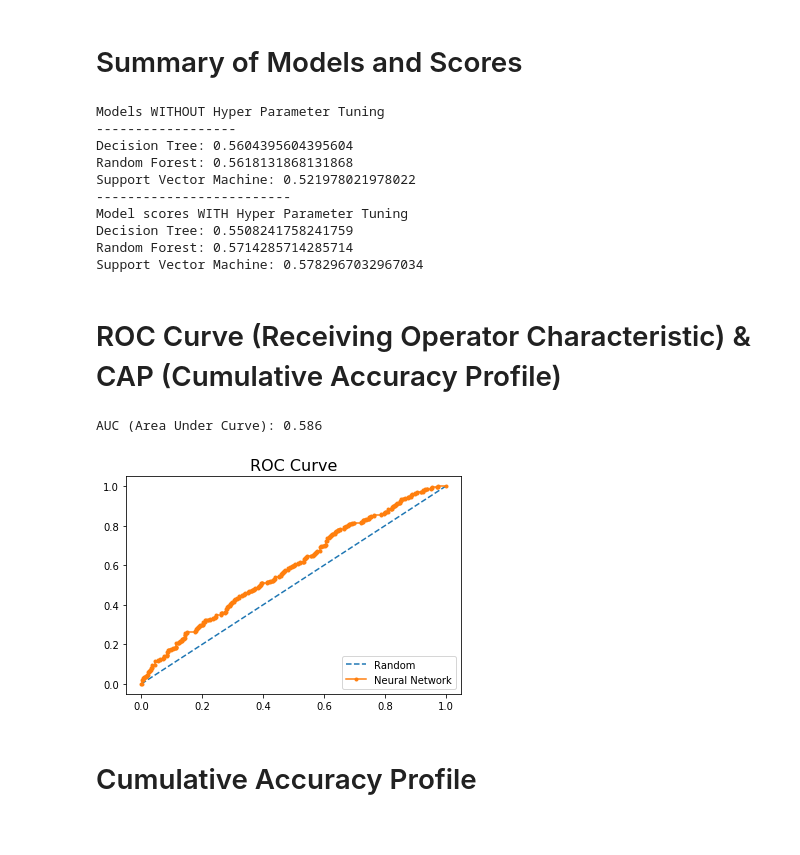
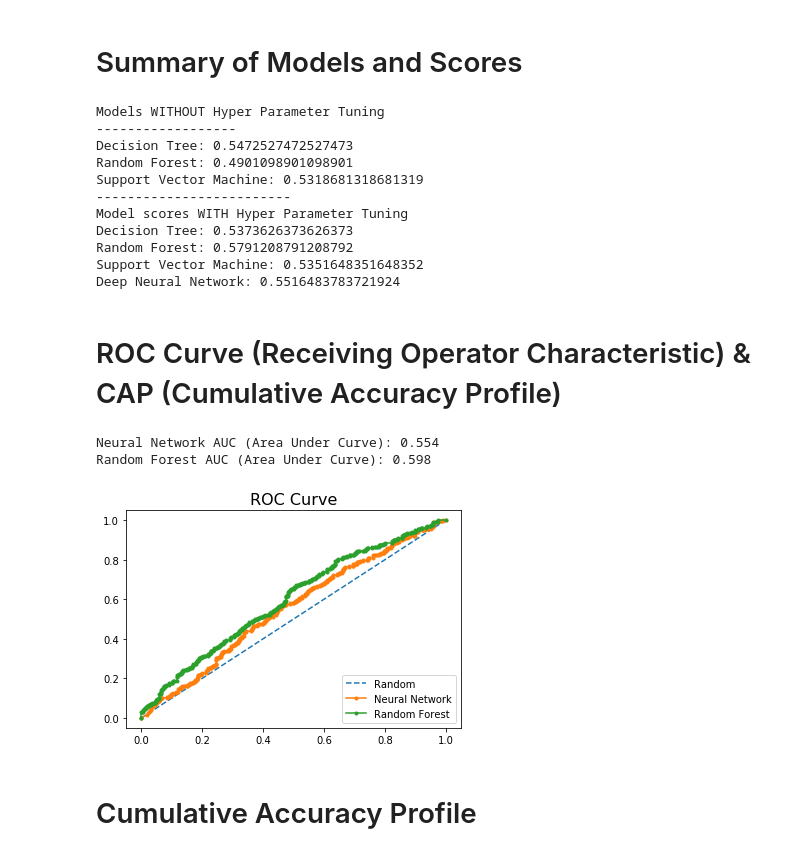
Before and after one commit to styrofomeBoots/project_3, a Jupyter notebook: bryan_workbook.ipynb, the cells around one changed output. Saved outputs shown, nothing was run; the diff lists cells and outputs as text; code cells hidden in the pictures.

```diff
--- a/bryan_workbook.ipynb
+++ b/bryan_workbook.ipynb
@@ -94,8 +96,10 @@ modelDf["successful"].value_counts()
 Name: successful, dtype: int64
 # %%
 # Assign X (data) and y (target)
-X = modelDf[["duration","release_month","rating_numeric","director_score","production_companies_count","total_actor_starpower",
-             "tot_wins","tot_noms","holiday_month"]]
+X = modelDf[["duration","rel_mon_01","rel_mon_02", "rel_mon_03", "rel_mon_04", "rel_mon_05", "rel_mon_06",
+             "rel_mon_07", "rel_mon_08", "rel_mon_09", "rel_mon_10", "rel_mon_11", "rel_mon_12","rating_numeric",
+             "director_score","production_companies_count","total_actor_starpower","tot_wins","tot_noms",
+             "holiday_month"]]
 y = modelDf["successful"].values.reshape(-1, 1)
 print(X.shape, y.shape)
 # %% [output]
@@ -149,13 +153,13 @@ testing_score: 0.5563186813186813
 modelNN = Sequential()
 # %%
 # Add the first layer where the input dimensions are features used in the model
-modelNN.add(Dense(units=21, activation='relu', input_dim=7))
+modelNN.add(Dense(units=60, activation='relu', input_dim=20))
 # %%
 # Add the hidden layer
-modelNN.add(Dense(units=21, activation='relu'))
+modelNN.add(Dense(units=60, activation='relu'))
 
 # another layer
-modelNN.add(Dense(units=21, activation='relu'))
+modelNN.add(Dense(units=60, activation='relu'))
 # %%
 # Add output layer, 2 units for "classes" of output, i.e. Yes or No
 modelNN.add(Dense(units=2, activation='softmax'))
@@ -284,7 +288,7 @@ rf1 = RandomForestClassifier()
 # %%
 #Hyper Parameters Set for decision tree
 params = {'criterion':['gini','entropy'],
-          'n_estimators':[50,100,200,500,1000],
+          'n_estimators':[50,100,500,1000],
           'min_samples_leaf':[1,2,3],
           'min_samples_split':[3,4,5,6,7],
           'random_state':[123],
@@ -488,46 +499,56 @@ print(f"Model scores WITH Hyper Parameter Tuning")
 print(f"Decision Tree: {metrics.accuracy_score(predictionDT1,y_test)}")
 print(f"Random Forest: {metrics.accuracy_score(predictionRf1,y_test)}")
 print(f"Support Vector Machine: {metrics.accuracy_score(prediction,y_test)}")
+print(f"Deep Neural Network: {model_accuracy}")
 # %% [output]
 Models WITHOUT Hyper Parameter Tuning
 ------------------
-Decision Tree: 0.5604395604395604
-Random Forest: 0.5618131868131868
-Support Vector Machine: 0.521978021978022
+Decision Tree: 0.5472527472527473
+Random Forest: 0.4901098901098901
+Support Vector Machine: 0.5318681318681319
 -------------------------
 Model scores WITH Hyper Parameter Tuning
-Decision Tree: 0.5508241758241759
-Random Forest: 0.5714285714285714
-Support Vector Machine: 0.5782967032967034
+Decision Tree: 0.5373626373626373
+Random Forest: 0.5791208791208792
+Support Vector Machine: 0.5351648351648352
+Deep Neural Network: 0.5516483783721924
 # %% [markdown]
 # ROC Curve (Receiving Operator Characteristic) & CAP (Cumulative Accuracy Profile)
 # %%
 # predict probabilities
-probs = modelNN.predict_proba(X_test_scaled)
+probsNN = modelNN.predict_proba(X_test_scaled)
+probsRf = modelRf1.predict_proba(X_test_scaled)
 
 # keep probabilities for the positive outcome only
-probs = probs[:, 1]
+probsNN = probsNN[:, 1]
+probsRf = probsRf[:, 1]
 
-# calculate AUC
-auc = roc_auc_score(y_test, probs)
-print('AUC (Area Under Curve): %.3f' % auc)
+# calculate AUC for NN and RF models
+aucNN = roc_auc_score(y_test, probsNN)
+aucRf = roc_auc_score(y_test, probsRf)
+print('Neural Network AUC (Area Under Curve): %.3f' % aucNN)
+print('Random Forest AUC (Area Under Curve): %.3f' % aucRf)
 print('\n')
 # calculate roc curve
-fpr, tpr, thresholds = roc_curve(y_test, probs)
+fprNN, tprNN, thresholdsNN = roc_curve(y_test, probsNN)
+fprRf, tprRf, thresholdsRf = roc_curve(y_test, probsRf)
 
 # plot no skill
 pyplot.plot([0, 1], [0, 1], linestyle='--', label="Random")
-# plot the roc curve for the model
-pyplot.plot(fpr, tpr, marker='.', label="Neural Network")
+# plot the Neural Network roc curve
+pyplot.plot(fprNN, tprNN, marker='.', label="Neural Network")
+# plot the Random Forest ROC curve
+pyplot.plot(fprRf, tprRf, marker = '.', label = "Random Forest")
 # title
 plt.title('ROC Curve', fontsize = 16)
 # legend
 plt.legend(loc = 'lower right', fontsize = 10)
 # show the plot
 pyplot.show()
 # %% [output]
-AUC (Area Under Curve): 0.586
+Neural Network AUC (Area Under Curve): 0.554
+Random Forest AUC (Area Under Curve): 0.598
-[figure, old version]
+[figure, new version]
 # %% [markdown]
 # Cumulative Accuracy Profile
 # %%
```
Also changed, not shown: parts of 25 cells of this notebook.
